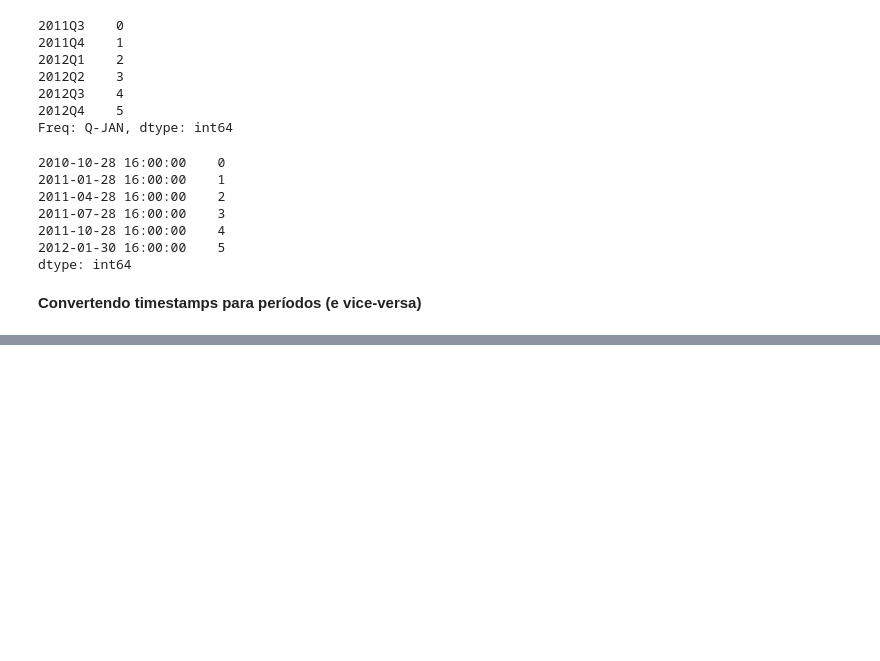
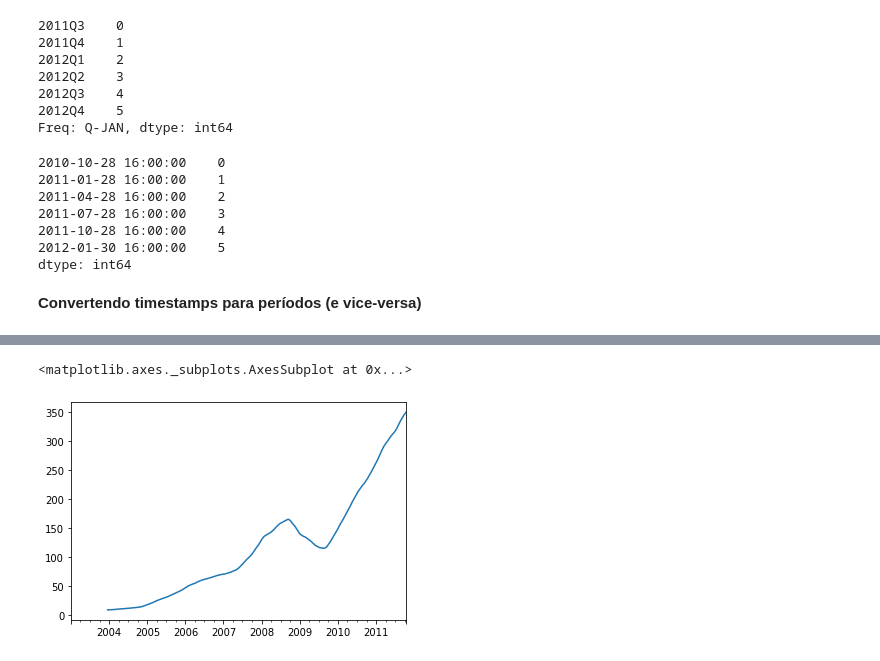
Before and after one commit to anicelysantos/-book-Python-para-Analise-de-dados, a Jupyter notebook: series_temporais.ipynb, the cells around one changed output, grey strips where cells are left out. Cells and saved outputs as stored; diff of their text form; code cells hidden in the pictures; blank space fills up the shorter version.

```diff
--- a/series_temporais.ipynb
+++ b/series_temporais.ipynb
@@ -908,0 +1259,6 @@ dtype: int64
+# %%
+#Preço da Apple com média móvel de 250 dias
+close_px.AAPL.rolling(250).mean().plot()
+# %% [output]
+<matplotlib.axes._subplots.AxesSubplot at 0x...>
+[figure, added]
```
Also changed, not shown: parts of 88 cells of this notebook.
